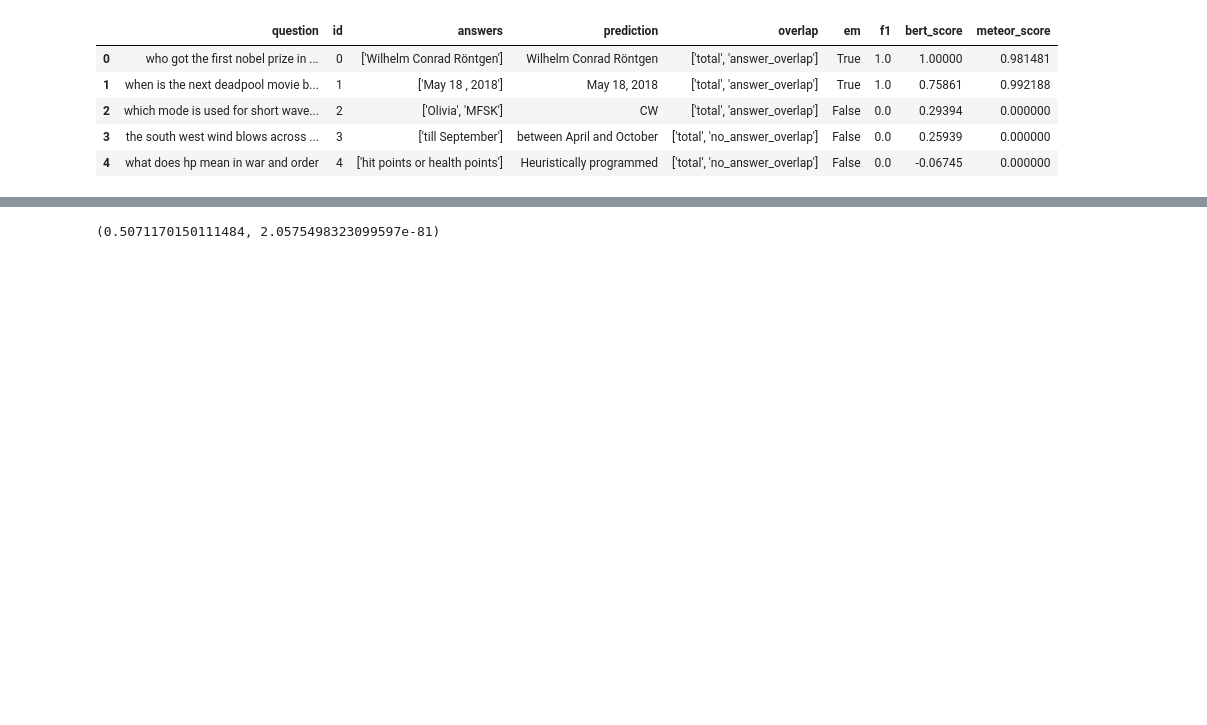
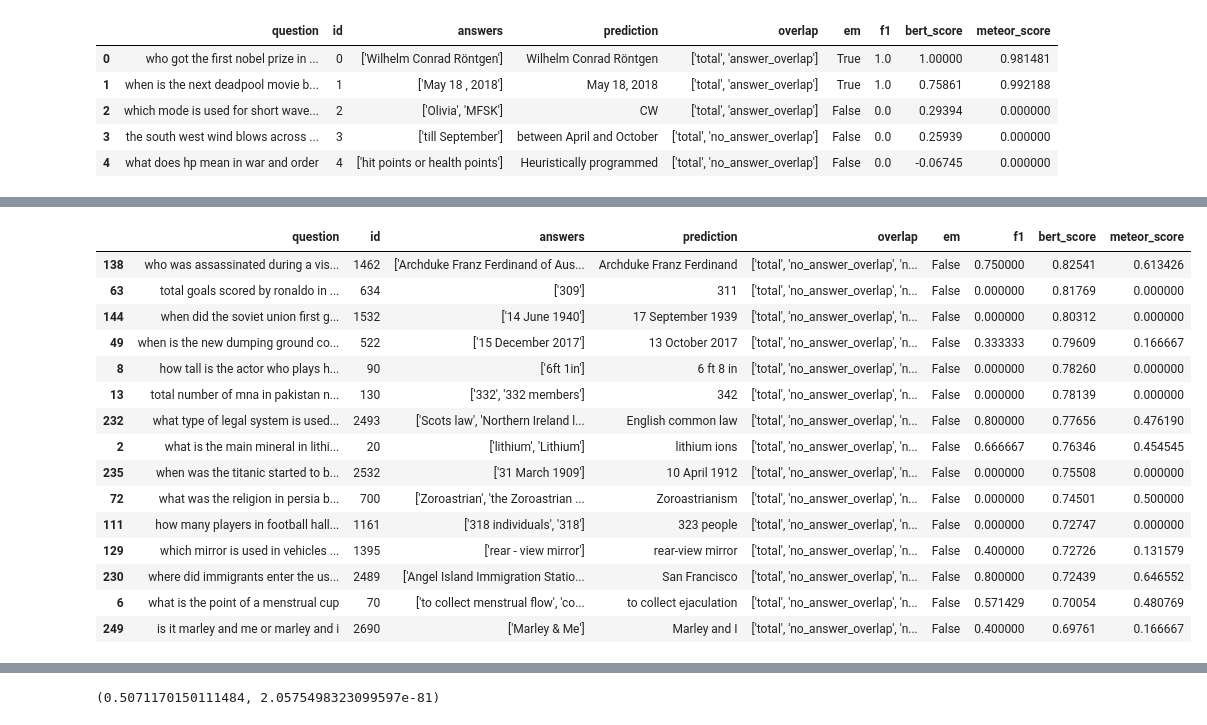
Before and after one commit to cvkumar/odqa-experiments, a Jupyter notebook: error_analysis.ipynb, the cells around one changed output, grey strips where cells are left out. Saved outputs shown, nothing was run; the diff lists cells and outputs as text; code cells hidden in the pictures; blank space fills up the shorter version.

```diff
--- a/error_analysis.ipynb
+++ b/error_analysis.ipynb
@@ -20,7 +20,7 @@ wrong_results = results[results['em'] == False]
 tmp = []
 for index, item in wrong_results.iterrows():
     # print(index)
-    if 'no_answer_overlap' in ast.literal_eval(item['overlap']):
+    if 'no_answer_overlap' in ast.literal_eval(item['overlap']) and 'no_question_overlap' in ast.literal_eval(item['overlap']):
         tmp.append(dict(item))
 # %%
 no_overlap = pd.DataFrame(tmp)
@@ -49 +31,20 @@ no_overlap[0:25]
+# %%
+no_overlap[0:15]
+# %% [output]
+|  | question | id | answers | prediction | overlap | em | f1 | bert_score | meteor_score |
+| 138 | who was assassinated during a vis... | 1462 | ['Archduke Franz Ferdinand of Aus... | Archduke Franz Ferdinand | ['total', 'no_answer_overlap', 'n... | False | 0.750000 | 0.82541 | 0.613426 |
+| 63 | total goals scored by ronaldo in ... | 634 | ['309'] | 311 | ['total', 'no_answer_overlap', 'n... | False | 0.000000 | 0.81769 | 0.000000 |
+| 144 | when did the soviet union first g... | 1532 | ['14 June 1940'] | 17 September 1939 | ['total', 'no_answer_overlap', 'n... | False | 0.000000 | 0.80312 | 0.000000 |
+| 49 | when is the new dumping ground co... | 522 | ['15 December 2017'] | 13 October 2017 | ['total', 'no_answer_overlap', 'n... | False | 0.333333 | 0.79609 | 0.166667 |
+| 8 | how tall is the actor who plays h... | 90 | ['6ft 1in'] | 6 ft 8 in | ['total', 'no_answer_overlap', 'n... | False | 0.000000 | 0.78260 | 0.000000 |
+| 13 | total number of mna in pakistan n... | 130 | ['332', '332 members'] | 342 | ['total', 'no_answer_overlap', 'n... | False | 0.000000 | 0.78139 | 0.000000 |
+| 232 | what type of legal system is used... | 2493 | ['Scots law', 'Northern Ireland l... | English common law | ['total', 'no_answer_overlap', 'n... | False | 0.800000 | 0.77656 | 0.476190 |
+| 2 | what is the main mineral in lithi... | 20 | ['lithium', 'Lithium'] | lithium ions | ['total', 'no_answer_overlap', 'n... | False | 0.666667 | 0.76346 | 0.454545 |
+| 235 | when was the titanic started to b... | 2532 | ['31 March 1909'] | 10 April 1912 | ['total', 'no_answer_overlap', 'n... | False | 0.000000 | 0.75508 | 0.000000 |
+| 72 | what was the religion in persia b... | 700 | ['Zoroastrian', 'the Zoroastrian ... | Zoroastrianism | ['total', 'no_answer_overlap', 'n... | False | 0.000000 | 0.74501 | 0.500000 |
+| 111 | how many players in football hall... | 1161 | ['318 individuals', '318'] | 323 people | ['total', 'no_answer_overlap', 'n... | False | 0.000000 | 0.72747 | 0.000000 |
+| 129 | which mirror is used in vehicles ... | 1395 | ['rear - view mirror'] | rear-view mirror | ['total', 'no_answer_overlap', 'n... | False | 0.400000 | 0.72726 | 0.131579 |
+| 230 | where did immigrants enter the us... | 2489 | ['Angel Island Immigration Statio... | San Francisco | ['total', 'no_answer_overlap', 'n... | False | 0.800000 | 0.72439 | 0.646552 |
+| 6 | what is the point of a menstrual cup | 70 | ['to collect menstrual flow', 'co... | to collect ejaculation | ['total', 'no_answer_overlap', 'n... | False | 0.571429 | 0.70054 | 0.480769 |
+| 249 | is it marley and me or marley and i | 2690 | ['Marley & Me'] | Marley and I | ['total', 'no_answer_overlap', 'n... | False | 0.400000 | 0.69761 | 0.166667 |
 # %%
```
Also changed, not shown: parts of 7 cells of this notebook, 3 other files.
